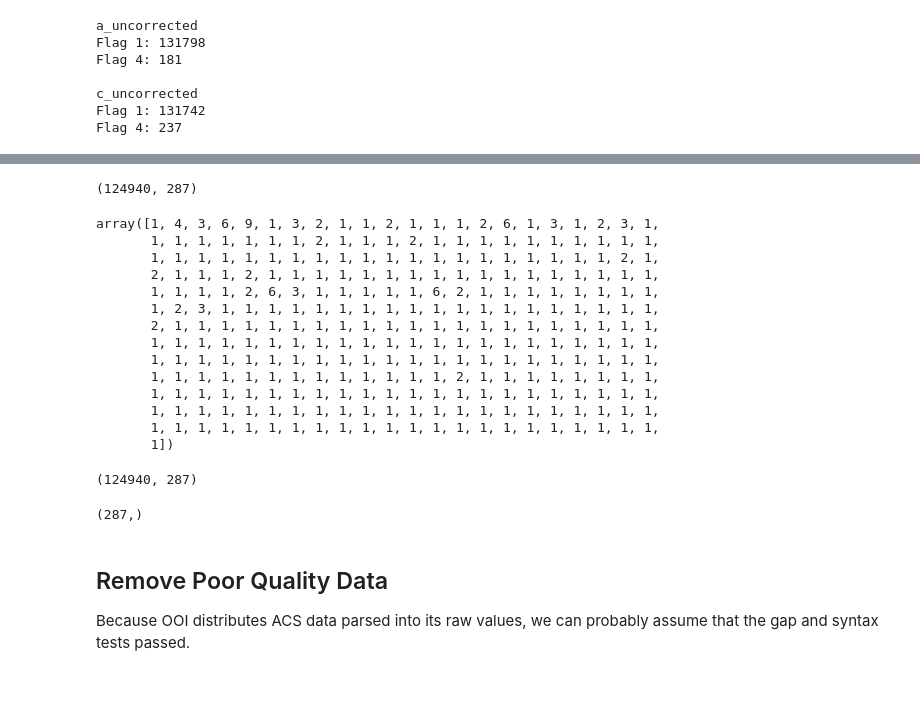
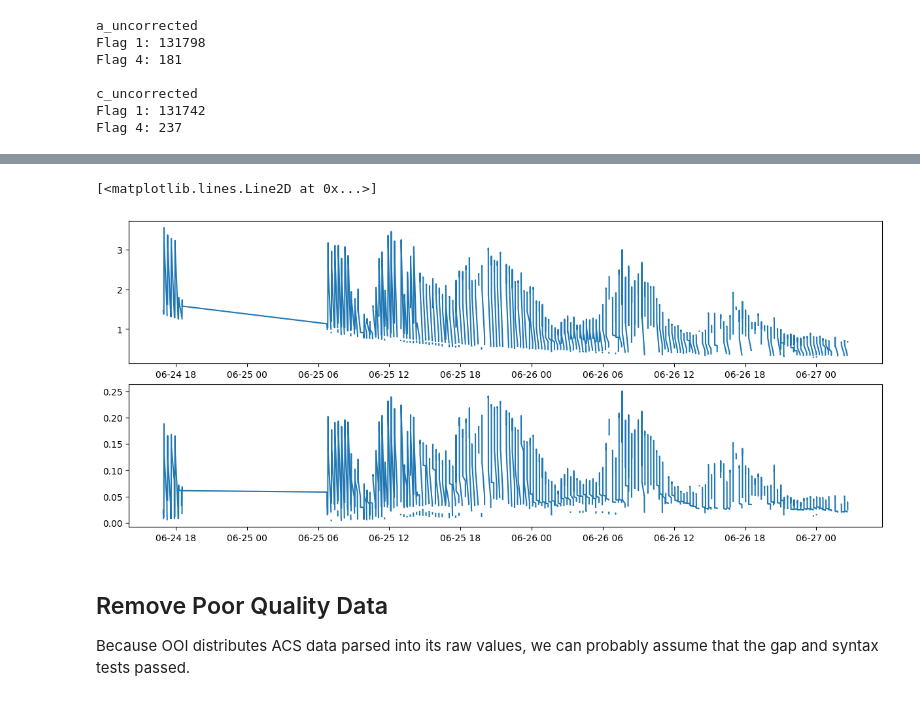
Before and after one commit to thorblock/acspype, a Jupyter notebook: examples/ooi_ce02shsp.ipynb, the cells around one changed output, grey strips where cells are left out. Cells and saved outputs as stored; diff of their text form; code cells hidden in the pictures.

```diff
--- a/examples/ooi_ce02shsp.ipynb
+++ b/examples/ooi_ce02shsp.ipynb
@@ -178,8 +205,8 @@ acs['c_mts'] = acsproc.ts_correction(measured = acs.c_m,
 ### Step 1.9: Zero Shift Correction
 In the ACS manual, it is stated that values between -0.005 and 0 can effectively be treated as zero, so this next function will perform that shift where applicable.
 # %%
-acs['a_mts'] = acsproc.zero_shift_correction(mts = acs.a_mts)
-acs['c_mts'] = acsproc.zero_shift_correction(mts = acs.c_mts)
+# acs['a_mts'] = acsproc.zero_shift_correction(mts = acs.a_mts)
+# acs['c_mts'] = acsproc.zero_shift_correction(mts = acs.c_mts)
 # %% [markdown]
 ### Step 3.0: Interpolate to Common Wavelengths
 # %%
@@ -293,32 +298,23 @@ u, v = np.unique(acs.flag_a_mts_gross_range, return_counts = True, axis = -1)
-# %%
-u.shape
-# %% [output]
-(124940, 287)
-# %%
-v
-# %% [output]
-array([1, 4, 3, 6, 9, 1, 3, 2, 1, 1, 2, 1, 1, 1, 2, 6, 1, 3, 1, 2, 3, 1,
-       1, 1, 1, 1, 1, 1, 1, 2, 1, 1, 1, 2, 1, 1, 1, 1, 1, 1, 1, 1, 1, 1,
-       1, 1, 1, 1, 1, 1, 1, 1, 1, 1, 1, 1, 1, 1, 1, 1, 1, 1, 1, 1, 2, 1,
-       2, 1, 1, 1, 2, 1, 1, 1, 1, 1, 1, 1, 1, 1, 1, 1, 1, 1, 1, 1, 1, 1,
-       1, 1, 1, 1, 2, 6, 3, 1, 1, 1, 1, 1, 6, 2, 1, 1, 1, 1, 1, 1, 1, 1,
-       1, 2, 3, 1, 1, 1, 1, 1, 1, 1, 1, 1, 1, 1, 1, 1, 1, 1, 1, 1, 1, 1,
-       2, 1, 1, 1, 1, 1, 1, 1, 1, 1, 1, 1, 1, 1, 1, 1, 1, 1, 1, 1, 1, 1,
-       1, 1, 1, 1, 1, 1, 1, 1, 1, 1, 1, 1, 1, 1, 1, 1, 1, 1, 1, 1, 1, 1,
-       1, 1, 1, 1, 1, 1, 1, 1, 1, 1, 1, 1, 1, 1, 1, 1, 1, 1, 1, 1, 1, 1,
-       1, 1, 1, 1, 1, 1, 1, 1, 1, 1, 1, 1, 1, 2, 1, 1, 1, 1, 1, 1, 1, 1,
-       1, 1, 1, 1, 1, 1, 1, 1, 1, 1, 1, 1, 1, 1, 1, 1, 1, 1, 1, 1, 1, 1,
-       1, 1, 1, 1, 1, 1, 1, 1, 1, 1, 1, 1, 1, 1, 1, 1, 1, 1, 1, 1, 1, 1,
-       1, 1, 1, 1, 1, 1, 1, 1, 1, 1, 1, 1, 1, 1, 1, 1, 1, 1, 1, 1, 1, 1,
-       1])
-# %%
-u.shape
-# %% [output]
-(124940, 287)
-# %%
-v.shape
-# %% [output]
-(287,)
+# %%
+acs2 = acs.sel(wavelength = slice(700, None))
+
+acs2 = acs2.where(acs2.c_mts > 0, drop =True)
+acs2 = acs2.where(acs2.c_mts < 10, drop =True)
+acs2 = acs2.where(acs2.a_mts > 0, drop =True)
+acs2 = acs2.where(acs2.a_mts < 10, drop =True)
+
+acs2 = acs2.rolling(time = 4*60 + 1, center = True).median(skipna = True)
+
+
+a715 = acs2.sel(wavelength = 715)
+a730 = acs2.sel(wavelength = 730)
+
+fig, ax = plt.subplots(2,1,figsize = (12,5), constrained_layout = True)
+ax[0].plot(a715.time, a715.c_mts)
+ax[1].plot(a715.time, a715.a_mts)
+# %% [output]
+[<matplotlib.lines.Line2D at 0x...>]
+[figure, added]
 # %% [markdown]
 ## Remove Poor Quality Data
 
```
Also changed, not shown: parts of 9 cells of this notebook, 6 other files.
